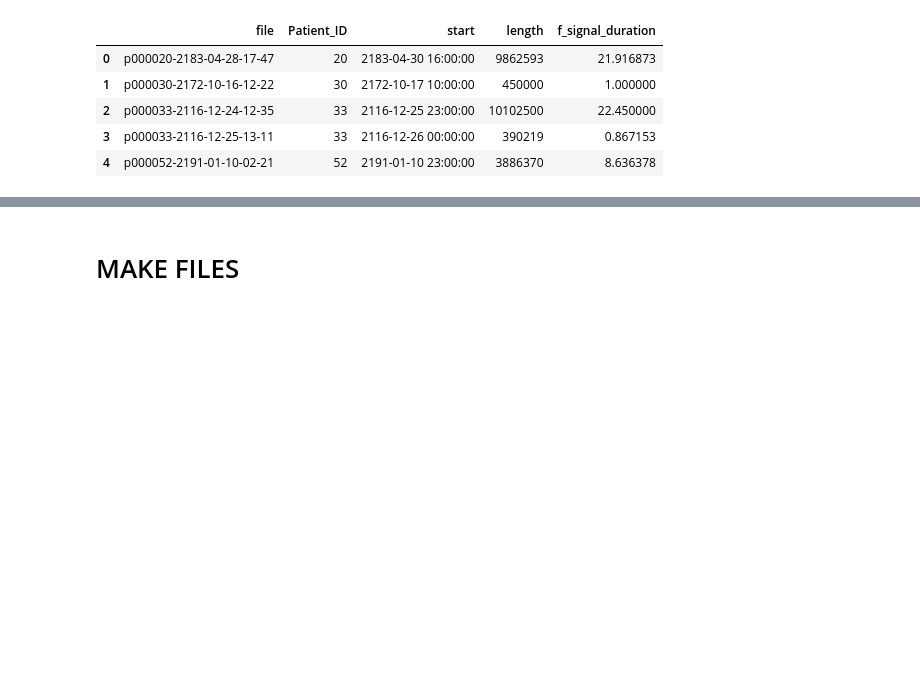
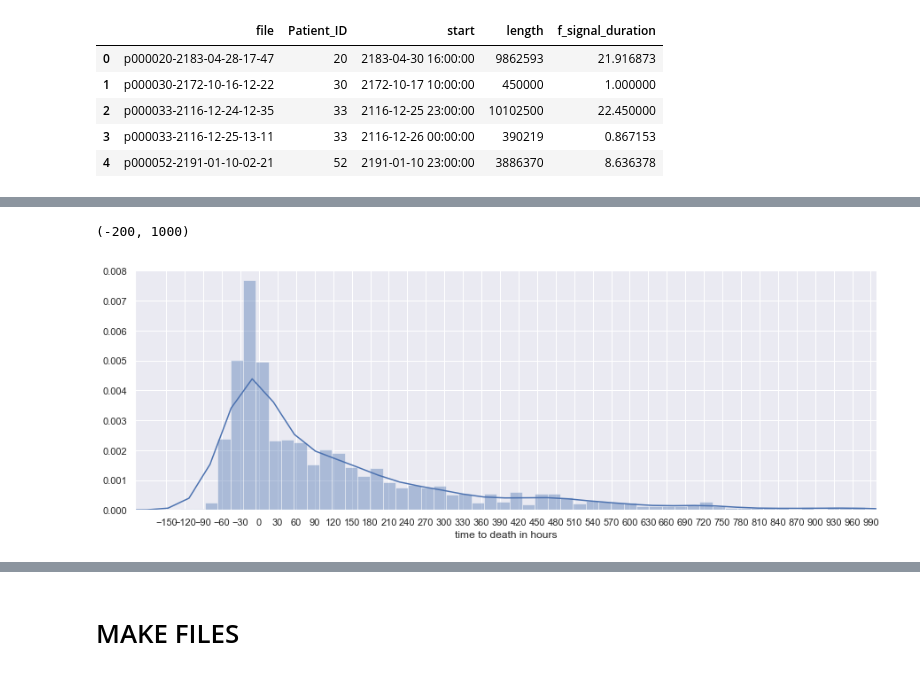
Before and after one commit to andresmore/HR_Analysis, a Jupyter notebook: HR_Analysis/LoadDataMimic.ipynb, the cells around one changed output, grey strips where cells are left out. Drawn from its saved outputs; the diff is of its cells as text; code cells hidden in the pictures; blank space fills up the shorter version.

```diff
--- a/HR_Analysis/LoadDataMimic.ipynb
+++ b/HR_Analysis/LoadDataMimic.ipynb
@@ -389 +412,12 @@ df = df[df.f_signal_duration>=5]
+# %%
+import seaborn as sns
+died_data = df[pd.notna(df.DEATHTIME)]
+sns.set(rc={'figure.figsize':(15, 5)})
+
+ax= sns.distplot(died_data.s_time_to_death, axlabel='time to death in hours', bins=200)
+ax.xaxis.set_ticks(np.arange(-150, 1000, 30))
+ax.set_xlim(-200,1000)
+# %% [output]
+(-200, 1000)
+[figure, added]
 # %%
```
Also changed, not shown: parts of 7 cells of this notebook.
